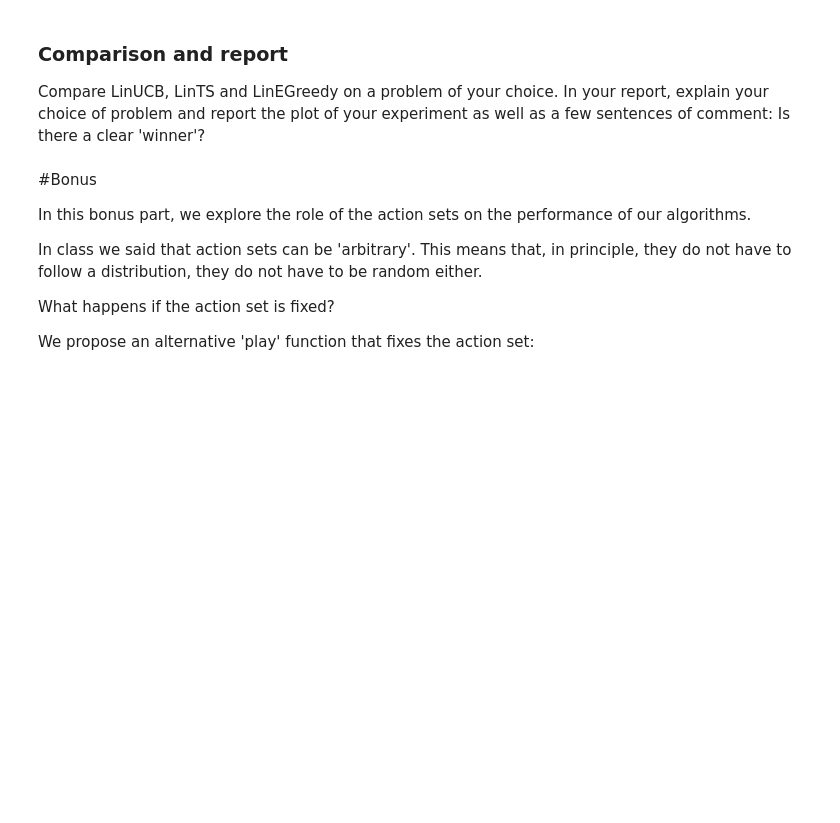
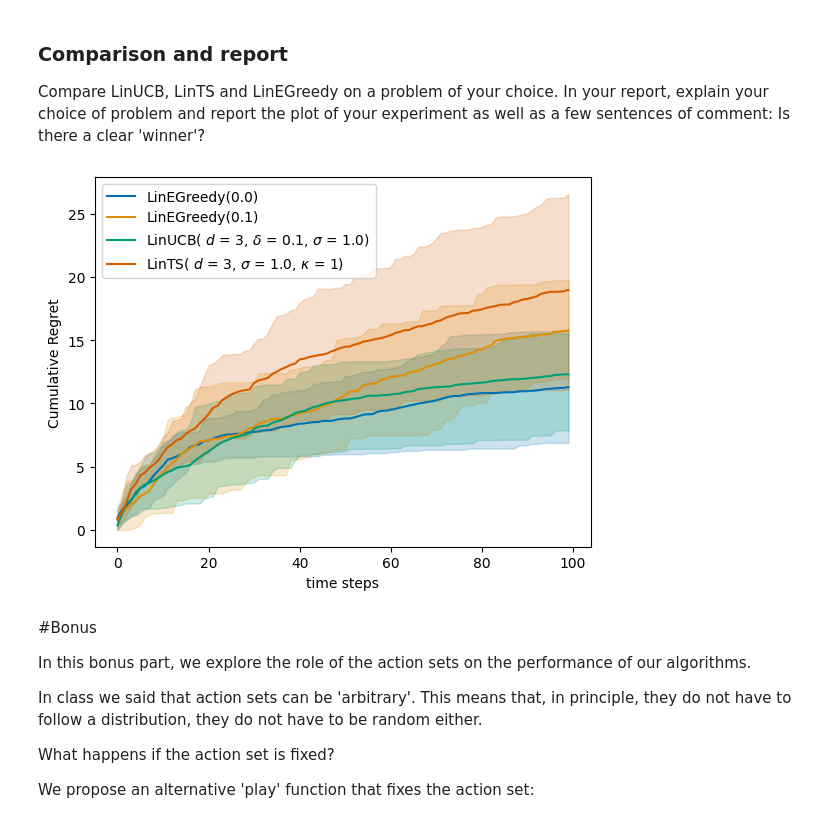
Before and after one commit to arebaine/RL, a Jupyter notebook: Aymane_bandits.ipynb, the cells around one changed output. Cells and saved outputs as stored; diff of their text form; code cells hidden in the pictures; blank space fills up the shorter version.

```diff
--- a/Aymane_bandits.ipynb
+++ b/Aymane_bandits.ipynb
@@ -343,6 +461,21 @@ In your report, write the distribution of the posterior as a function of the pri
 ### Comparison and report
 
 Compare LinUCB, LinTS and LinEGreedy on a problem of your choice. In your report, explain your choice of problem and report the plot of your experiment as well as a few sentences of comment: Is there a clear 'winner'?
+# %%
+# policies
+
+linucb = LinUCB(d, delta, sigma=sigma, lambda_reg=1.)
+uniform = LinUniform()
+e_greedy = LinEpsilonGreedy(d, lambda_reg=1., eps=0.1)
+greedy = LinEpsilonGreedy(d, lambda_reg=1., eps=0.)
+kappa = 1
+lints = LinTS(d, sigma, kappa)
+# %%
+iid_env = LinearBandit(theta, K, var = sigma**2)
+linucb_vs_greedy = experiment(iid_env, [greedy, e_greedy, linucb, lints], Nmc=N, T=T,pseudo_regret=True)
+plot_regret(linucb_vs_greedy)
+# %% [output]
+[figure, added]
 # %% [markdown]
 #Bonus
 
```
Also changed, not shown: parts of 16 cells of this notebook.
